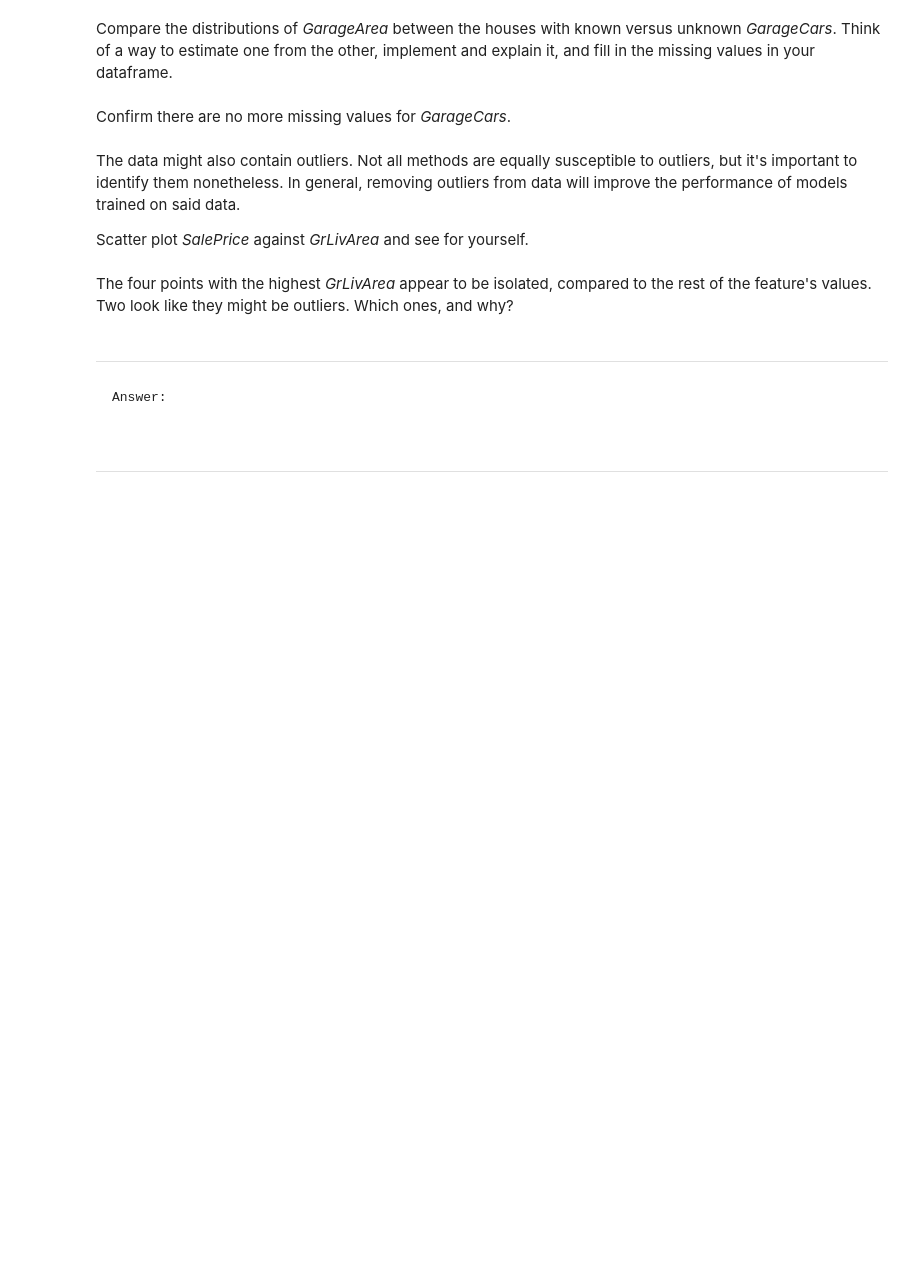
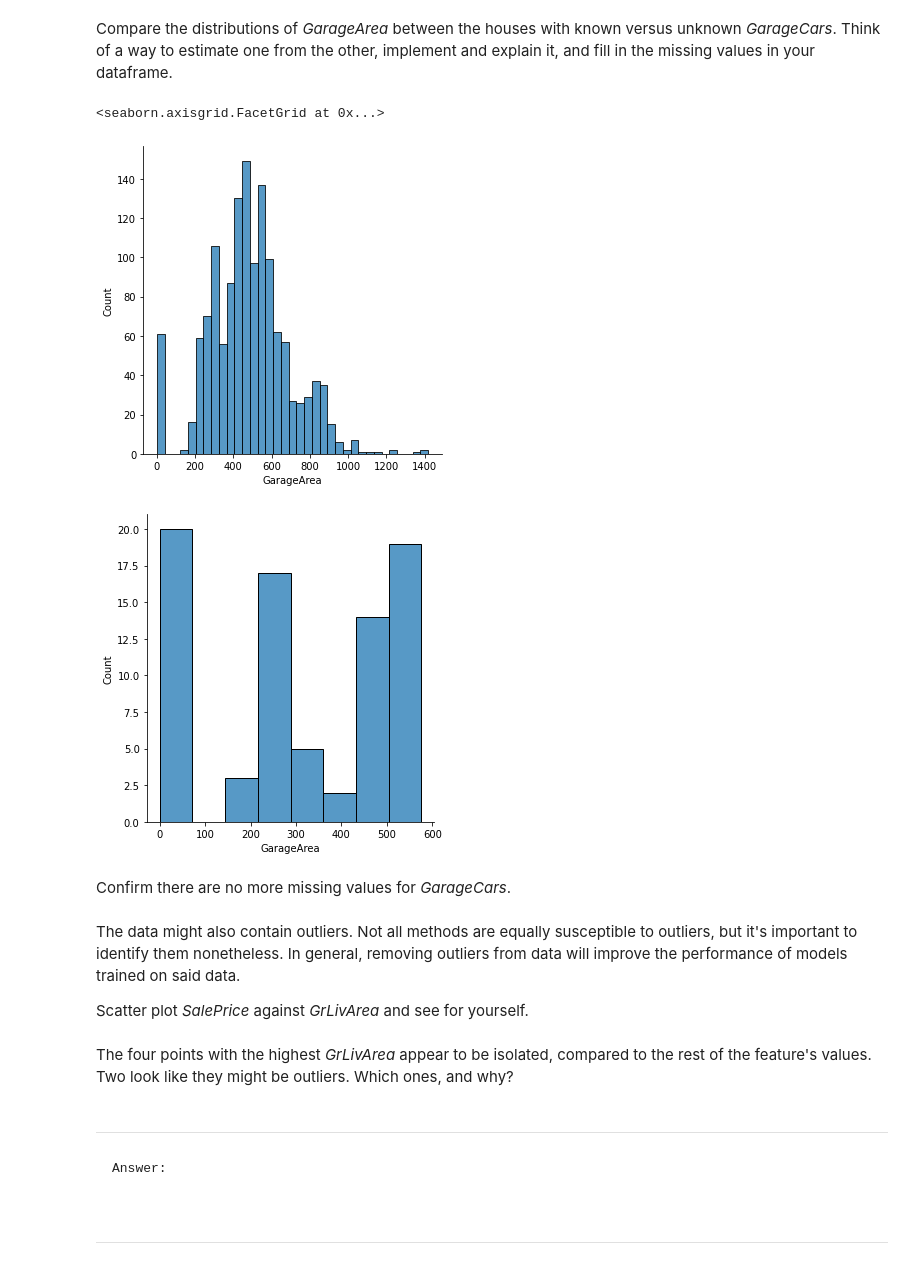
Before and after one commit to bang-a-coder/project-datascience101, a Jupyter notebook: Data Science 101-2.ipynb, the cells around one changed output. Drawn from its saved outputs; the diff is of its cells as text; code cells hidden in the pictures; blank space fills up the shorter version.

```diff
--- a/Data Science 101-2.ipynb
+++ b/Data Science 101-2.ipynb
@@ -397,6 +437,15 @@ What's the distribution of <i>GarageArea</i> for which <i>GarageCars</i> is null
 Compare the distributions of <i>GarageArea</i> between the houses with known versus unknown <i>GarageCars</i>. Think of a way to estimate one from the other, implement and explain it, and fill in the missing values in your dataframe.
 # %%
 # Fill in the missing GarageCars values in df_houseprices
+areaForKnownCars = housePricesDF.loc[housePricesDF['GarageCars'].isnull() == False]['GarageArea']
+
+
+sns.displot(areaForKnownCars)
+sns.displot(areaForNullCars)
+# %% [output]
+<seaborn.axisgrid.FacetGrid at 0x...>
+[figure, added]
+[figure, added]
 # %% [markdown]
 Confirm there are no more missing values for <i>GarageCars</i>.
 # %% [markdown]
```
Also changed, not shown: parts of 5 cells of this notebook, 1 other file.
